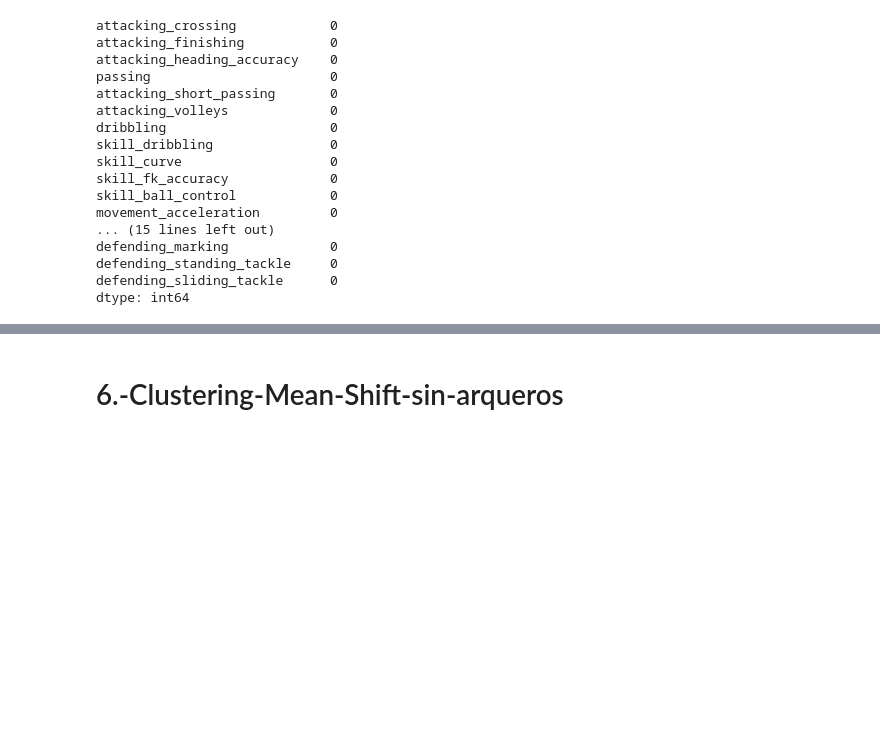
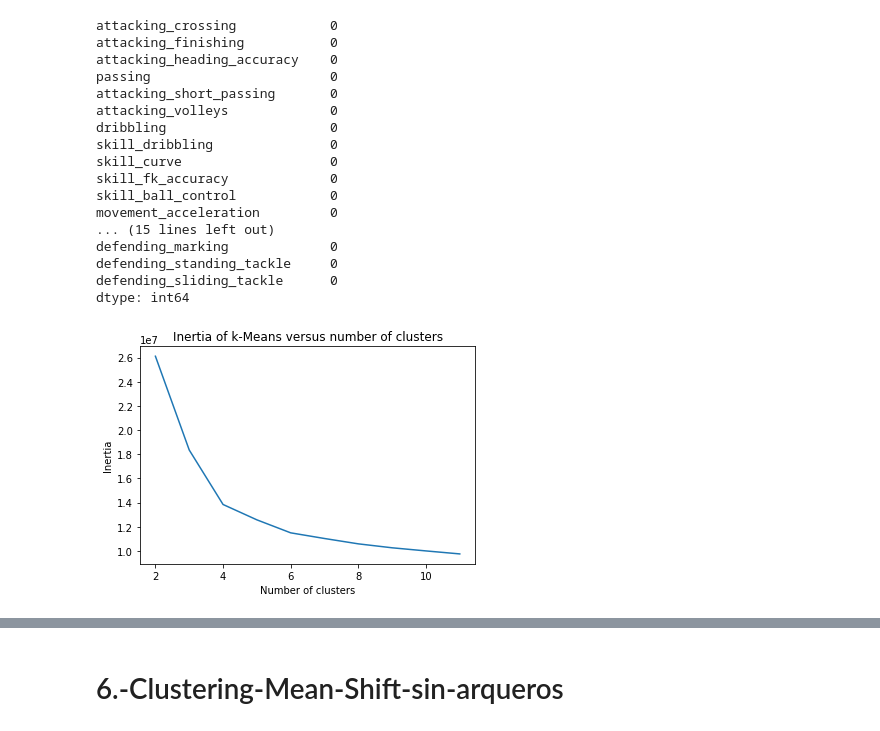
Before and after one commit to FrancoMSuarez/diplomatura-data_science-IA, a Jupyter notebook: Trabajo_Practico_5_Apr_No_Superv/ntb_clustering_2_fifa2020-Ivan.ipynb, the cells around one changed output, grey strips where cells are left out. Drawn from its saved outputs; the diff is of its cells as text; code cells hidden in the pictures; blank space fills up the shorter version.

```diff
--- a/Trabajo_Practico_5_Apr_No_Superv/ntb_clustering_2_fifa2020-Ivan.ipynb
+++ b/Trabajo_Practico_5_Apr_No_Superv/ntb_clustering_2_fifa2020-Ivan.ipynb
@@ -525,8 +527,8 @@ df_n.head(5)
 # %%
 n=10000
 
-df_n=df.loc[:n]
-df_n=df_n[(df_n["team_position"]!='GK')&(df_n['overall']>69)]
+df_temp = df.loc[:n]
+df_without_GK=df_temp[(df_temp["team_position"]!='GK')&(df_temp['overall']>69)]
 
 #skills_ratings = ['Crossing', 'Finishing', 'HeadingAccuracy', 'ShortPassing', 'Volleys', 'Dribbling', 'Curve', 'FKAccuracy', 'LongPassing', 'BallControl', 'Acceleration', 'SprintSpeed', 'Agility', 'Reactions', 'Balance', 'ShotPower', 'Jumping', 'Stamina', 'Strength', 'LongShots', 'Aggression', 'Interceptions', 'Positioning', 'Vision', 'Penalties', 'Composure', 'Marking', 'StandingTackle', 'SlidingTackle']
 
@@ -542,9 +544,9 @@ skills_ratings = ['attacking_crossing', 'attacking_finishing', 'attacking_headin
                   'defending_standing_tackle', 'defending_sliding_tackle',
                   ]
 
-df_skills=df_n[skills_ratings]
-df_skills = df_skills.fillna(df_skills.mean())
-df_skills.isna().sum()
+df_skills_without_GK=df_without_GK[skills_ratings]
+df_skills_without_GK = df_skills_without_GK.fillna(0)
+df_skills_without_GK.isna().sum()
 # %% [output]
 attacking_crossing            0
 attacking_finishing           0
@@ -563,4 +565,8 @@ defending_marking             0
 defending_standing_tackle     0
 defending_sliding_tackle      0
 dtype: int64
+# %%
+print_kmeans_inertia(df_skills_without_GK)
+# %% [output]
+[figure, added]
 # %%
```
Also changed, not shown: parts of 16 cells of this notebook.
